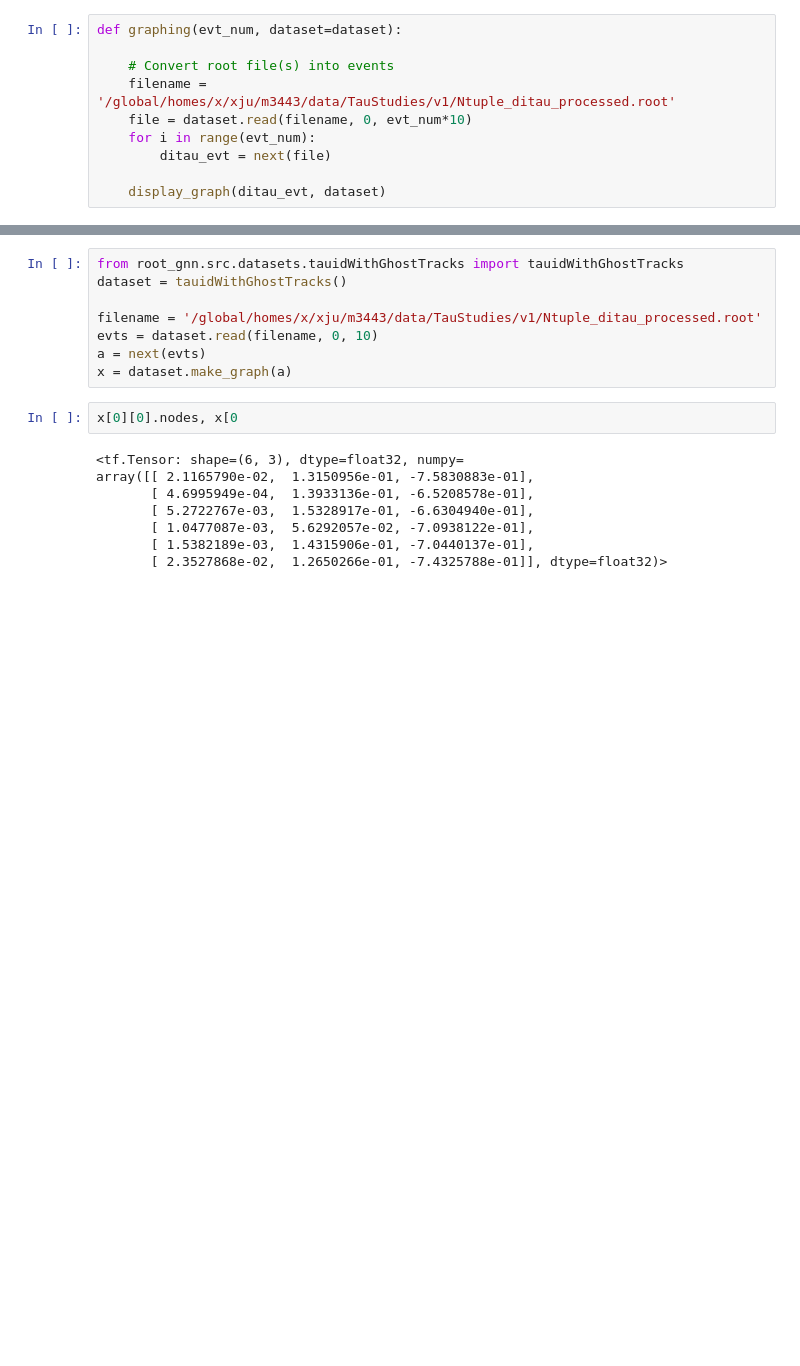
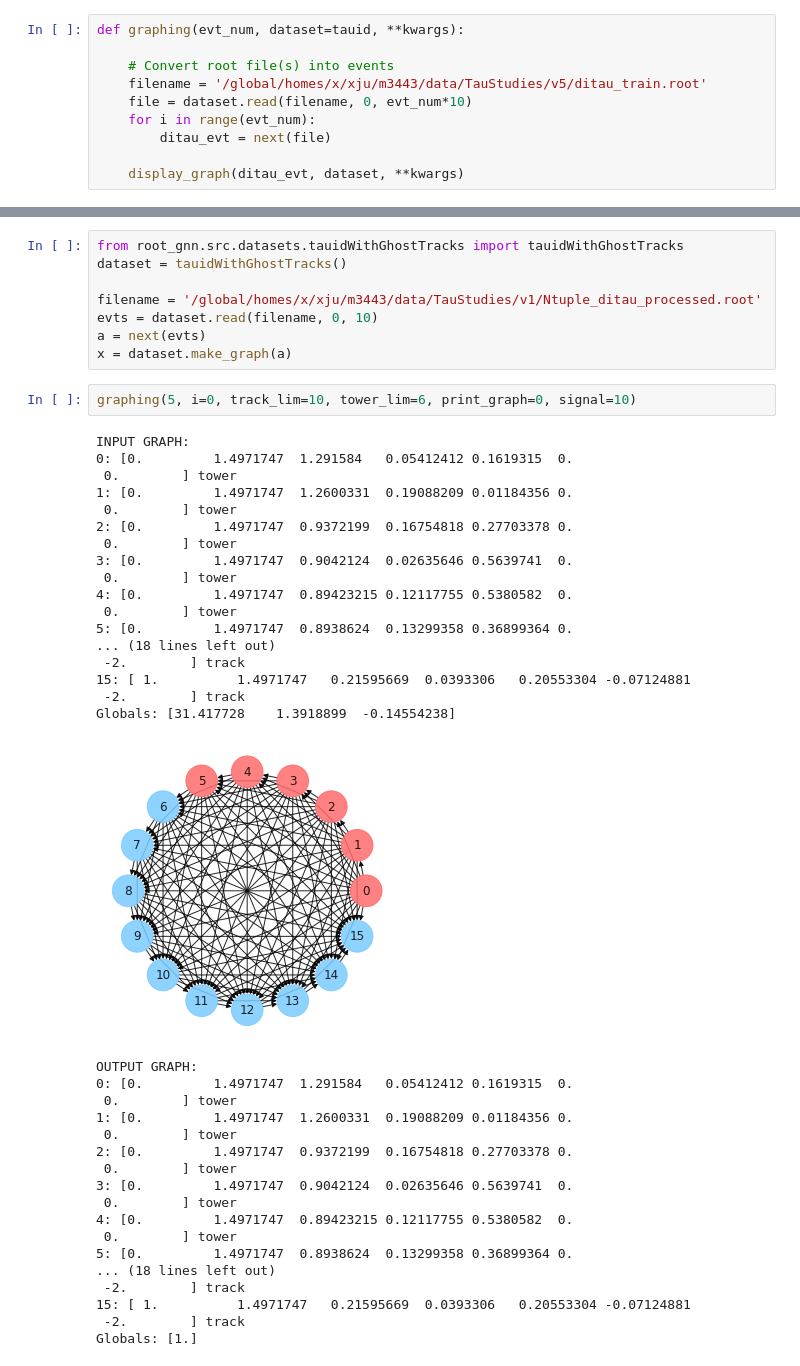
Before and after one commit to xju2/root_gnn, a Jupyter notebook: notebook/Plot GNN Graphs.ipynb, the cells around one changed output, grey strips where cells are left out. Saved outputs shown, nothing was run; the diff lists cells and outputs as text; blank space fills up the shorter version.

```diff
--- a/notebook/Plot GNN Graphs.ipynb
+++ b/notebook/Plot GNN Graphs.ipynb
@@ -75,15 +92,15 @@ def display_graph(event, dataset):
     print("OUTPUT GRAPH:")
     g_display(output_graph, ntrack, ntower)
 # %%
-def graphing(evt_num, dataset=dataset):
+def graphing(evt_num, dataset=tauid, **kwargs):
 
     # Convert root file(s) into events
-    filename = '/global/homes/x/xju/m3443/data/TauStudies/v1/Ntuple_ditau_processed.root'
+    filename = '/global/homes/x/xju/m3443/data/TauStudies/v5/ditau_train.root'
     file = dataset.read(filename, 0, evt_num*10)
     for i in range(evt_num):
         ditau_evt = next(file)
 
-    display_graph(ditau_evt, dataset)
+    display_graph(ditau_evt, dataset, **kwargs)
 # %%
 # Original Graph with All Jets Connected
 graphing(7)
@@ -375,12 +392,40 @@ evts = dataset.read(filename, 0, 10)
 a = next(evts)
 x = dataset.make_graph(a)
 # %%
-x[0][0].nodes, x[0
+graphing(5, i=0, track_lim=10, tower_lim=6, print_graph=0, signal=10)
 # %% [output]
-<tf.Tensor: shape=(6, 3), dtype=float32, numpy=
-array([[ 2.1165790e-02,  1.3150956e-01, -7.5830883e-01],
-       [ 4.6995949e-04,  1.3933136e-01, -6.5208578e-01],
-       [ 5.2722767e-03,  1.5328917e-01, -6.6304940e-01],
-       [ 1.0477087e-03,  5.6292057e-02, -7.0938122e-01],
-       [ 1.5382189e-03,  1.4315906e-01, -7.0440137e-01],
-       [ 2.3527868e-02,  1.2650266e-01, -7.4325788e-01]], dtype=float32)>
+INPUT GRAPH:
+0: [0.         1.4971747  1.291584   0.05412412 0.1619315  0.
+ 0.        ] tower
+1: [0.         1.4971747  1.2600331  0.19088209 0.01184356 0.
+ 0.        ] tower
+2: [0.         1.4971747  0.9372199  0.16754818 0.27703378 0.
+ 0.        ] tower
+3: [0.         1.4971747  0.9042124  0.02635646 0.5639741  0.
+ 0.        ] tower
+4: [0.         1.4971747  0.89423215 0.12117755 0.5380582  0.
+ 0.        ] tower
+5: [0.         1.4971747  0.8938624  0.13299358 0.36899364 0.
+... (18 lines left out)
+ -2.        ] track
+15: [ 1.          1.4971747   0.21595669  0.0393306   0.20553304 -0.07124881
+ -2.        ] track
+Globals: [31.417728    1.3918899  -0.14554238]
+[figure, added]
+OUTPUT GRAPH:
+0: [0.         1.4971747  1.291584   0.05412412 0.1619315  0.
+ 0.        ] tower
+1: [0.         1.4971747  1.2600331  0.19088209 0.01184356 0.
+ 0.        ] tower
+2: [0.         1.4971747  0.9372199  0.16754818 0.27703378 0.
+ 0.        ] tower
+3: [0.         1.4971747  0.9042124  0.02635646 0.5639741  0.
+ 0.        ] tower
+4: [0.         1.4971747  0.89423215 0.12117755 0.5380582  0.
+ 0.        ] tower
+5: [0.         1.4971747  0.8938624  0.13299358 0.36899364 0.
+... (18 lines left out)
+ -2.        ] track
+15: [ 1.          1.4971747   0.21595669  0.0393306   0.20553304 -0.07124881
+ -2.        ] track
+Globals: [1.]
```
Also changed, not shown: parts of 2 cells of this notebook, 23 other files.
